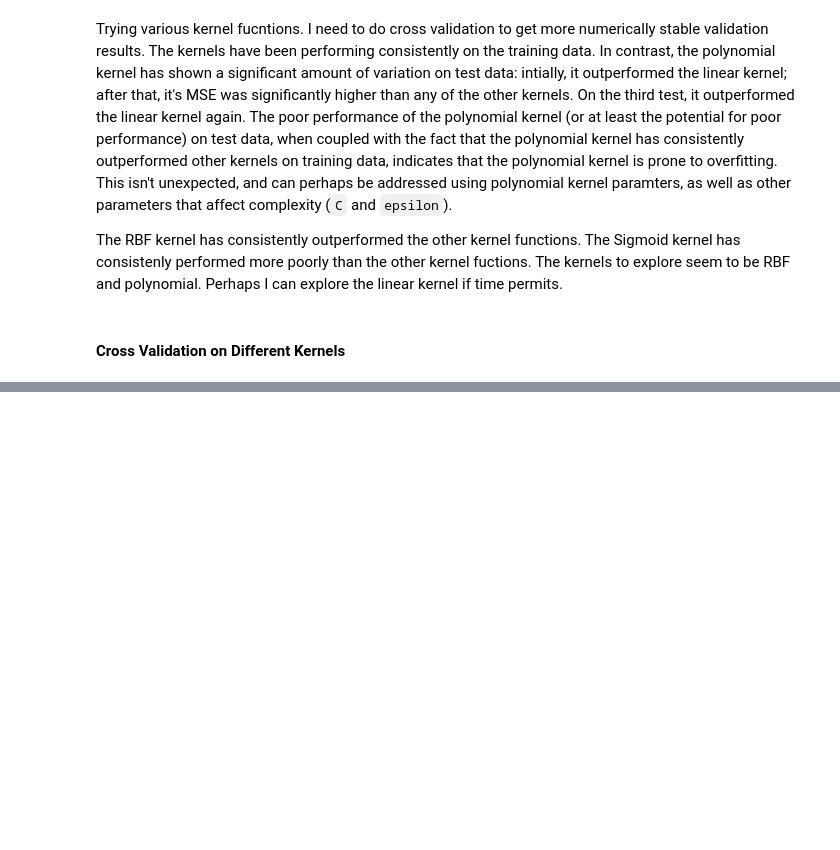
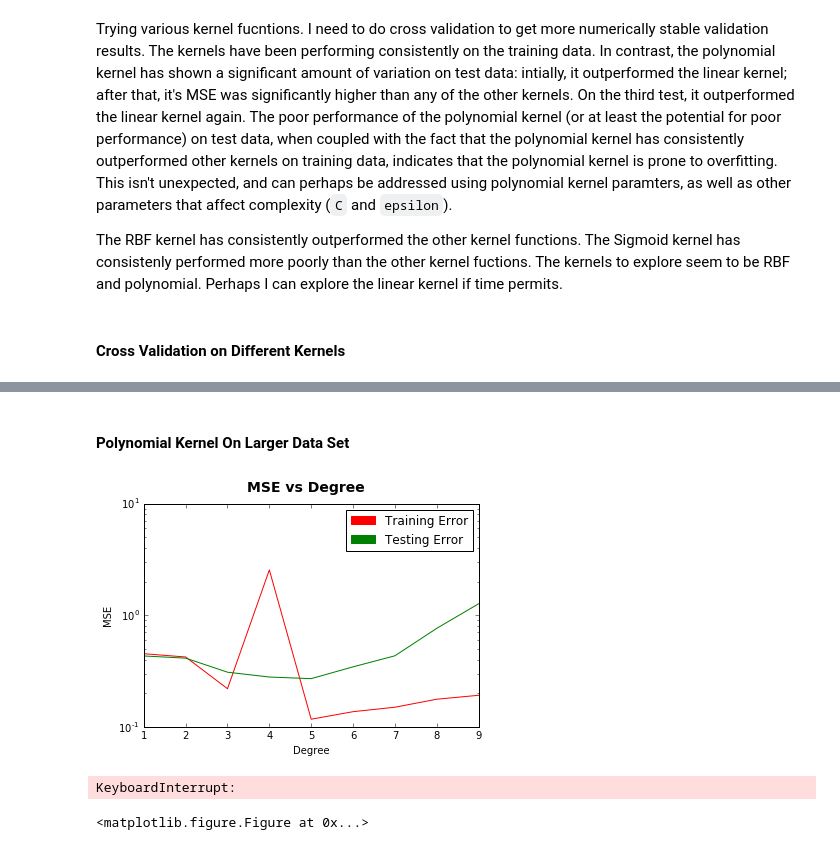
Before and after one commit to austinsherron/cs178-project, a Jupyter notebook: Untitled.ipynb, the cells around one changed output, grey strips where cells are left out. Saved outputs shown, nothing was run; the diff lists cells and outputs as text; code cells hidden in the pictures; blank space fills up the shorter version.

```diff
--- a/Untitled.ipynb
+++ b/Untitled.ipynb
@@ -152,0 +277,54 @@ In the last test I performed, the sigmoid kernel outperformed the others, so it
+# %% [markdown]
+#### Polynomial Kernel On Larger Data Set
+# %%
+Xb,Yb = bootstrapData(Xs, Y, 60000)
+Xtr,Xte,Ytr,Yte = splitData(Xb, Yb, 0.8)
+
+degrees = range(1, 10)
+tr_mse,te_mse = [],[]
+
+for d in degrees:
+    lrnr = svm.SVR(kernel='poly', degree=d, max_iter=75000)
+    lrnr.fit(Xtr, Ytr)
+    tr_mse.append(mse(lrnr.predict(Xtr), Ytr))
+    te_mse.append(mse(lrnr.predict(Xte), Yte))
+
+plt.semilogy(degrees, tr_mse, color='red')
+plt.semilogy(degrees, te_mse, color='green')
+
+red_points = mpatches.Patch(color='red', label='Training Error')
+green_points = mpatches.Patch(color='green', label='Testing Error')
+
+plt.legend(handles=[red_points, green_points])
+plt.ylabel('MSE')
+plt.xlabel('Degree')
+plt.suptitle('MSE vs Degree', fontsize=14, fontweight='bold')
+
+plt.show()
+plt.figure()
+
+tr_mse,te_mse = [],[]
+gammas = np.array(range(1, 20)) * .1
+for g in gammas:
+    lrnr = svm.SVR(kernel='rbf', max_iter=75000, epsilon=g)
+    lrnr.fit(Xtr, Ytr)
+    tr_mse.append(mse(lrnr.predict(Xtr), Ytr))
+    te_mse.append(mse(lrnr.predict(Xte), Yte))
+
+plt.plot(gammas, tr_mse, color='red')
+plt.plot(gammas, te_mse, color='green')
+
+red_points = mpatches.Patch(color='red', label='Training Error')
+green_points = mpatches.Patch(color='green', label='Testing Error')
+
+plt.legend(handles=[red_points, green_points])
+plt.ylabel('MSE')
+plt.xlabel('Degree')
+plt.suptitle('MSE vs Degree', fontsize=14, fontweight='bold')
+
+plt.show()
+plt.figure()
+# %% [output]
+[figure, added]
+KeyboardInterrupt:
+<matplotlib.figure.Figure at 0x...>
```
Also changed, not shown: parts of 30 cells of this notebook, 3 other files.
